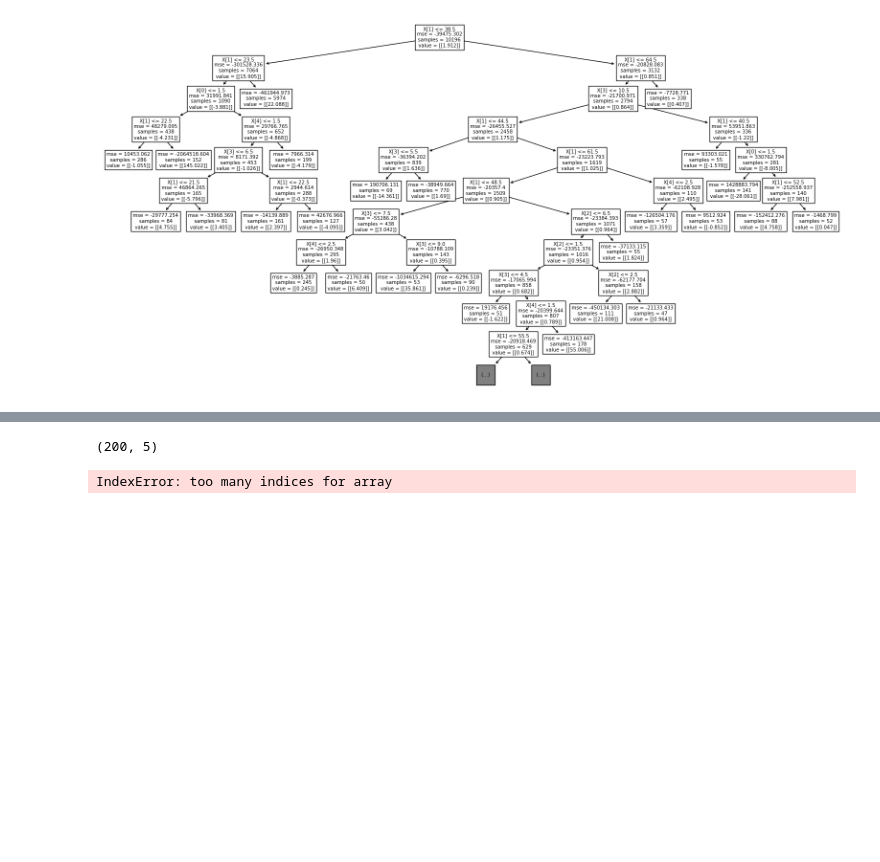
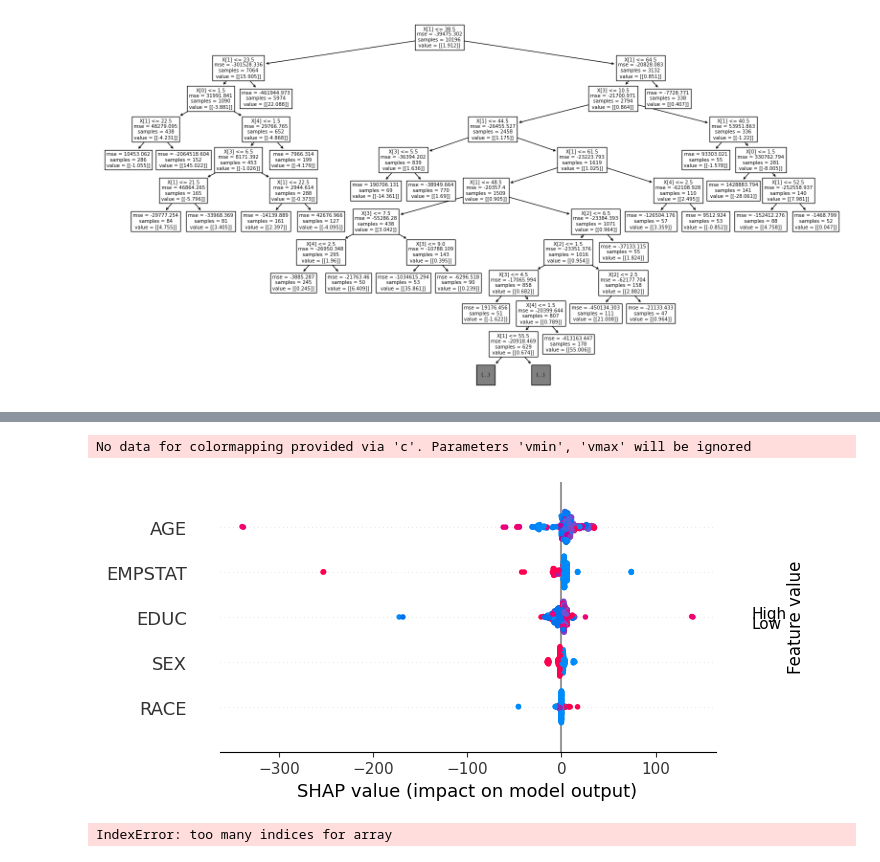
Before and after one commit to Krish26-2000/Generalised_Random_Forest_Methods, a Jupyter notebook: src/generalised_random_forest_methods/data_management/causal_IV2.ipynb, the cells around one changed output, grey strips where cells are left out. Saved outputs shown, nothing was run; the diff lists cells and outputs as text; code cells hidden in the pictures; blank space fills up the shorter version.

```diff
--- a/src/generalised_random_forest_methods/data_management/causal_IV2.ipynb
+++ b/src/generalised_random_forest_methods/data_management/causal_IV2.ipynb
@@ -162,8 +194,9 @@ plt.show()
 # %%
 import shap
-explainer = shap.Explainer(est, shap.maskers.Independent(X, max_samples=100))
-shap_values = explainer(X[:200])
-shap_values.shape
+explainer = shap.explainers.Tree(est, shap.maskers.Independent(X, max_samples=200))
+shap_values = explainer(X[:250])
+shap.plots.beeswarm(shap_values)
 # %% [output]
-(200, 5)
+No data for colormapping provided via 'c'. Parameters 'vmin', 'vmax' will be ignored
+[figure, added]
 # %%
```
Also changed, not shown: parts of 12 cells of this notebook, 2 other files.
